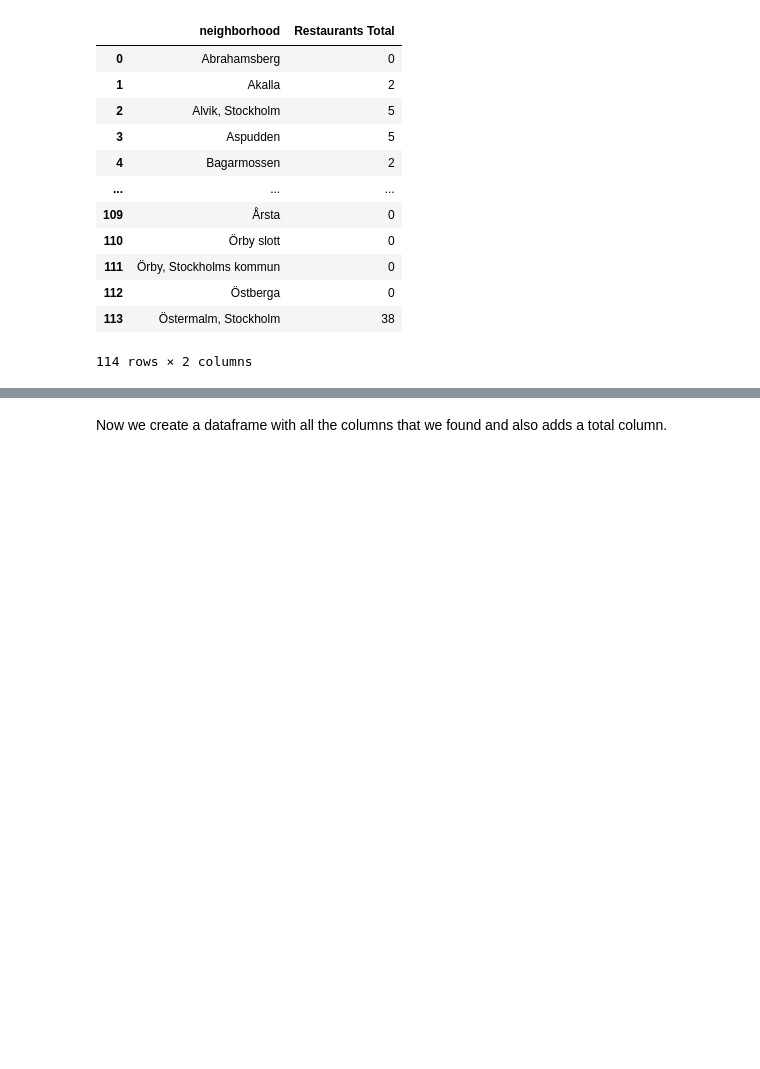
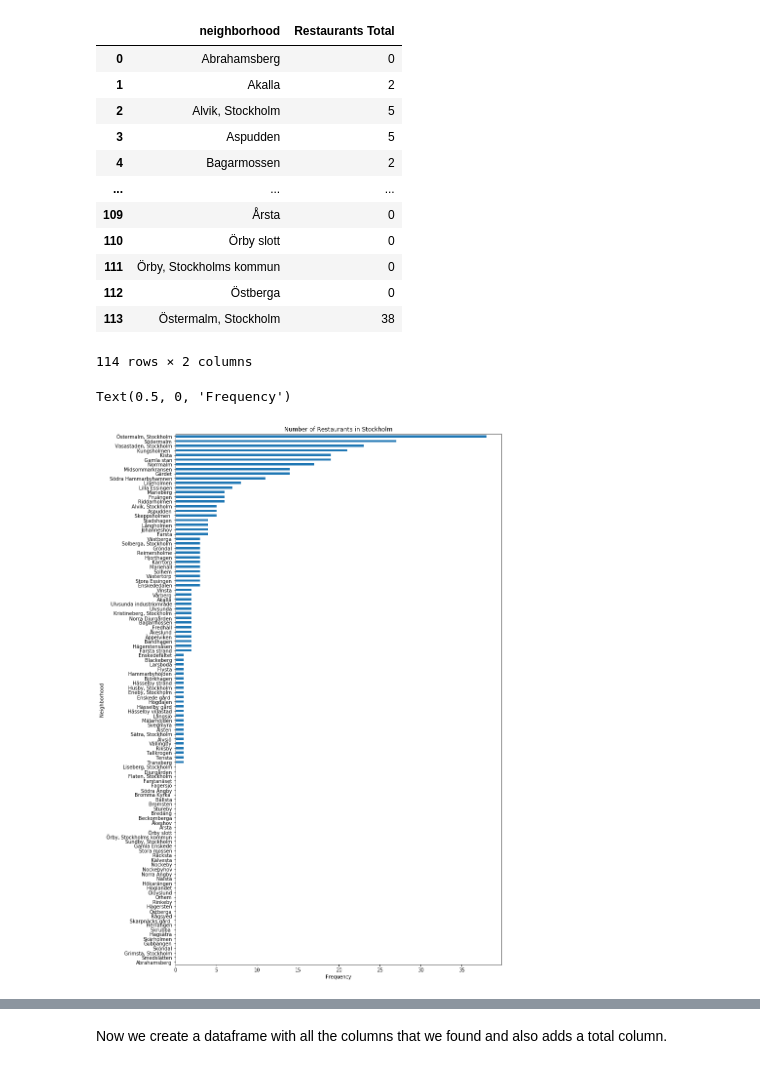
Before and after one commit to simonsjonneby/Coursera_Capstone, a Jupyter notebook: battle-of-neighborhoods.ipynb, the cells around one changed output, grey strips where cells are left out. Cells and saved outputs as stored; diff of their text form; code cells hidden in the pictures; blank space fills up the shorter version.

```diff
--- a/battle-of-neighborhoods.ipynb
+++ b/battle-of-neighborhoods.ipynb
@@ -443,3 +490,15 @@ See the caveats in the documentation: https://pandas.pydata.org/pandas-docs/stab
 | 112 | Östberga | 0 |
 | 113 | Östermalm, Stockholm | 38 |
 114 rows × 2 columns
+# %%
+df_plot_restaurant=sthlm_restaurants.set_index('neighborhood').sort_values('Restaurants Total')
+ax = df_plot_restaurant['Restaurants Total'].plot(kind='barh',
+                                    figsize=(12,20),
+                                    title="Number of Restaurants in Stockholm"
+
+                                    )
+ax.set_ylabel("Neighborhood")
+ax.set_xlabel("Frequency")
+# %% [output]
+Text(0.5, 0, 'Frequency')
+[figure, added]
```
Also changed, not shown: parts of 10 cells of this notebook.
